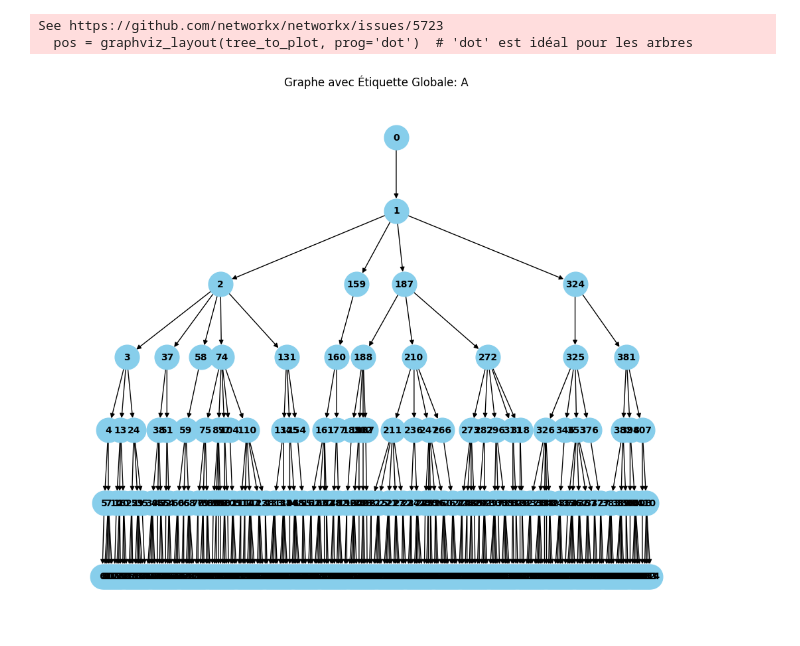
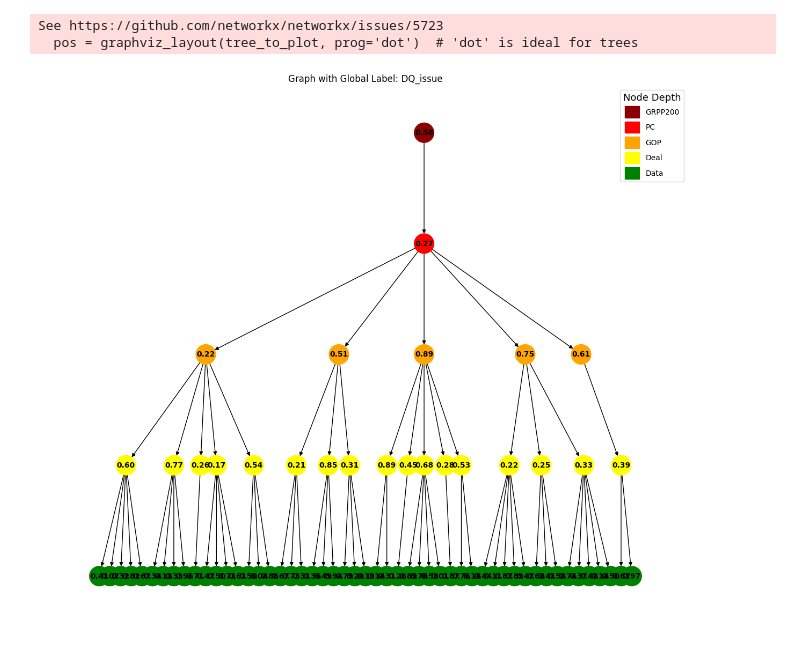
Before and after one commit to malayaan/GNN, a Jupyter notebook: basic.Ipynb, the cells around one changed output. Drawn from its saved outputs; the diff is of its cells as text; code cells hidden in the pictures.

```diff
--- a/basic.Ipynb
+++ b/basic.Ipynb
@@ -64,24 +38,37 @@ first_graph_data_with_label
-# %%
-import matplotlib.pyplot as plt
-import networkx as nx
-from networkx.drawing.nx_pydot import graphviz_layout
-
-# Sélectionner le premier graphe pour la visualisation
-tree_to_plot = graph_data_with_graph_labels[0][0]
-
-# Utiliser graphviz_layout avec pydot
-pos = graphviz_layout(tree_to_plot, prog='dot')  # 'dot' est idéal pour les arbres
-
-# Dessiner le graphe
-plt.figure(figsize=(10, 8))  # Augmenter la taille de la figure pour une meilleure clarté
-nx.draw(tree_to_plot, pos, with_labels=True, node_size=700, node_color='skyblue', font_size=10, font_weight='bold')
-nx.draw_networkx_edge_labels(tree_to_plot, pos, edge_labels=nx.get_edge_attributes(tree_to_plot, 'weight'))
-plt.title(f"Graphe avec Étiquette Globale: {graph_data_with_graph_labels[0][1]}")
-plt.show()
-# %% [output]
-See https://github.com/networkx/networkx/issues/5723
-  pos = graphviz_layout(tree_to_plot, prog='dot')  # 'dot' est idéal pour les arbres
-[figure, removed]
+# %%
+import matplotlib.pyplot as plt
+import matplotlib.patches as mpatches
+import networkx as nx
+from networkx.drawing.nx_pydot import graphviz_layout
+
+# Select the first graph for visualization
+tree_to_plot = graph_data_with_graph_labels[1][0]  # Using the second graph in the list
+
+# Calculate colors based on node depth
+depth_color = {0: 'darkred', 1: 'red', 2: 'orange', 3: 'yellow', 4: 'green'}
+depth_labels = {0: 'GRPP200', 1: 'PC', 2: 'GOP', 3: 'Deal', 4: 'Data'}
+
+# Round floating values and store in a dictionary for display
+labels = {node: f"{tree_to_plot.nodes[node]['value']:.2f}" for node in tree_to_plot.nodes()}
+node_colors = [depth_color[tree_to_plot.nodes[node]['depth'] % 5] for node in tree_to_plot.nodes()]
+
+# Use graphviz_layout with pydot for tree-like graph layout
+pos = graphviz_layout(tree_to_plot, prog='dot')  # 'dot' is ideal for trees
+
+# Draw the graph
+plt.figure(figsize=(12, 10))  # Increase figure size for better visibility
+nx.draw(tree_to_plot, pos, labels=labels, with_labels=True, node_size=700, node_color=node_colors, font_size=10, font_weight='bold')
+
+# Create a legend for the depth colors with specific labels
+legend_handles = [mpatches.Patch(color=color, label=f'{depth_labels[i]}') for i, color in depth_color.items()]
+plt.legend(handles=legend_handles, title="Node Depth", title_fontsize='13', handlelength=2, handleheight=2)
+
+plt.title(f"Graph with Global Label: {graph_data_with_graph_labels[0][1]}")
+plt.show()
+# %% [output]
+See https://github.com/networkx/networkx/issues/5723
+  pos = graphviz_layout(tree_to_plot, prog='dot')  # 'dot' is ideal for trees
+[figure, added]
 # %%
 import torch
 from torch_geometric.nn import GCNConv
```
Also changed, not shown: parts of 6 cells of this notebook.
